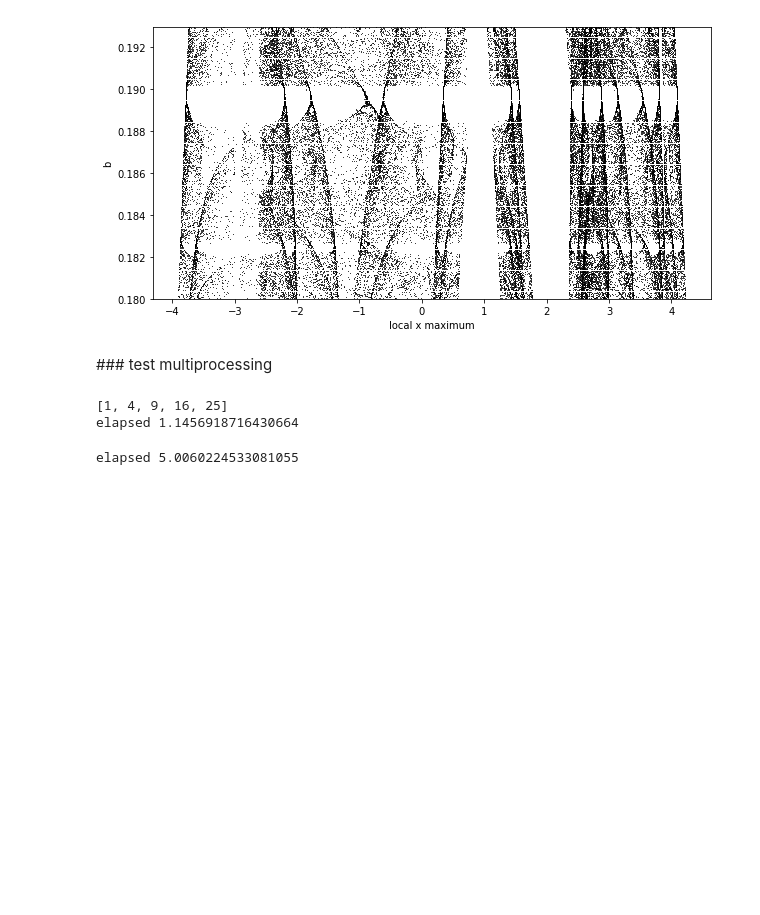
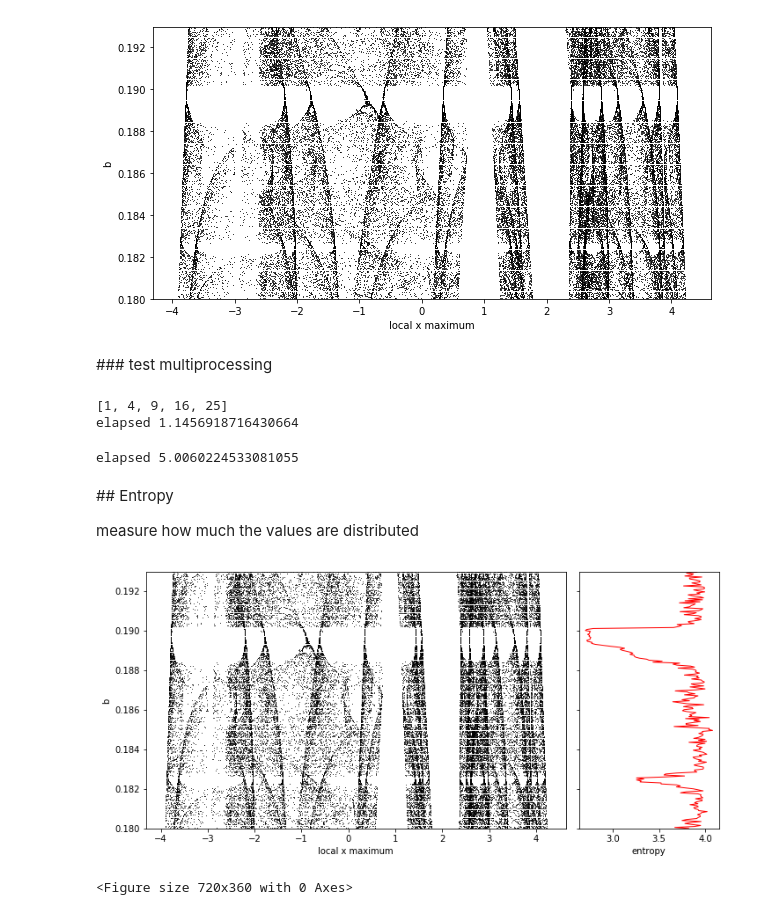
Before and after one commit to xdze2/strange_attractor, a Jupyter notebook: route_to_chaos.ipynb, the cells around one changed output. Cells and saved outputs as stored; diff of their text form; code cells hidden in the pictures; blank space fills up the shorter version.

Commit message:
add entropy measure

```diff
--- a/route_to_chaos.ipynb
+++ b/route_to_chaos.ipynb
@@ -245,3 +245,42 @@ t_start = time.time()
 print('elapsed', time.time() - t_start)
 # %% [output]
 elapsed 5.0060224533081055
+# %% [markdown]
+## Entropy
+
+measure how much the values are distributed
+# %%
+def entropy(x):
+    x_range = [-4., 4.3]
+    N_bins = 100
+    x = np.asarray(x)
+
+    x_scaled =  (x - x_range[0])/(x_range[1] - x_range[0])*N_bins
+
+    p_i = np.bincount( np.floor(x_scaled).astype(int) )/len(x)
+    p_i = p_i[p_i>0]
+    S = -np.sum(p_i*np.log(p_i))
+    return S
+# %%
+S = [entropy(x_max) for x_max in all_max_x]
+
+fig, axes = plt.subplots(nrows=1, ncols=2, sharey=True,
+                               gridspec_kw={'width_ratios': [3, 1]},
+                               figsize=(10, 5));
+#fig.set_tight_layout({'rect': [0, 0, 1, 0.95], 'pad': 1.05, 'h_pad': 1.05});
+fig.set_tight_layout({'rect': [0, 0, 1, 0.95], 'pad': .8, 'h_pad': .05});
+
+
+axes[1].plot(S, b_span, '-r', linewidth=1);
+axes[1].set_xlabel('entropy');
+
+plt.figure(figsize=(10, 5))
+for b, max_x in zip(b_span, all_max_x):
+    axes[0].plot(max_x, [b, ]*len(max_x), ',',
+                 color='black', alpha=0.75);
+
+axes[0].set_xlabel('local x maximum'); axes[0].set_ylabel('b');
+axes[0].set_ylim([b_span.min(), b_span.max()]);
+# %% [output]
+[figure, added]
+<Figure size 720x360 with 0 Axes>
```
Also changed, not shown: 1 other file.
